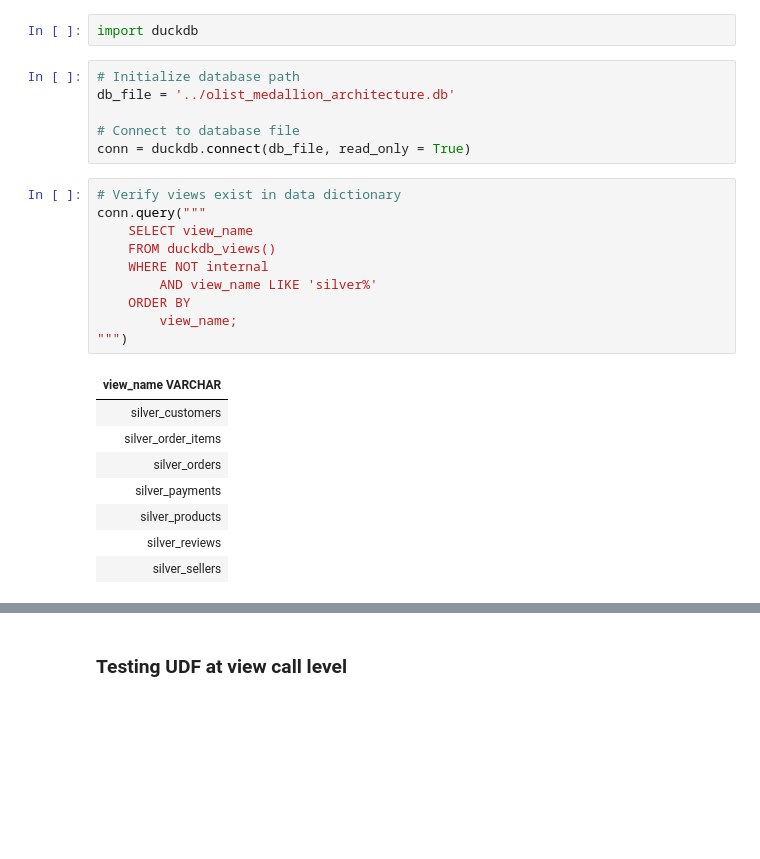
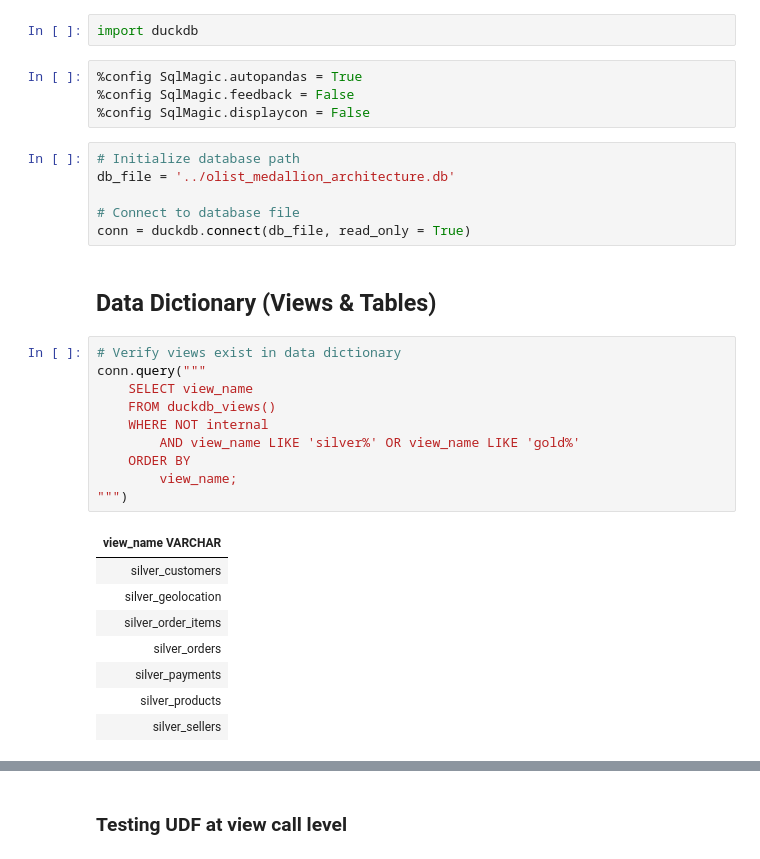
Before and after one commit to zen-citi-scientist-89/olist-data-pipeline, a Jupyter notebook: notebooks/explore_duckdb_database.ipynb, the cells around one changed output, grey strips where cells are left out. Cells and saved outputs as stored; diff of their text form; blank space fills up the shorter version.

```diff
--- a/notebooks/explore_duckdb_database.ipynb
+++ b/notebooks/explore_duckdb_database.ipynb
@@ -1,27 +1,33 @@
 # %%
 import duckdb
+# %%
+%config SqlMagic.autopandas = True
+%config SqlMagic.feedback = False
+%config SqlMagic.displaycon = False
 # %%
 # Initialize database path
 db_file = '../olist_medallion_architecture.db'
 
 # Connect to database file
 conn = duckdb.connect(db_file, read_only = True)
+# %% [markdown]
+## Data Dictionary (Views & Tables)
 # %%
 # Verify views exist in data dictionary
 conn.query("""
     SELECT view_name
     FROM duckdb_views()
     WHERE NOT internal
-        AND view_name LIKE 'silver%'
+        AND view_name LIKE 'silver%' OR view_name LIKE 'gold%'
     ORDER BY
         view_name;
 """)
 # %% [output]
 | view_name VARCHAR |
 | silver_customers |
+| silver_geolocation |
 | silver_order_items |
 | silver_orders |
 | silver_payments |
 | silver_products |
-| silver_reviews |
 | silver_sellers |
```
Also changed, not shown: parts of 45 cells of this notebook.
